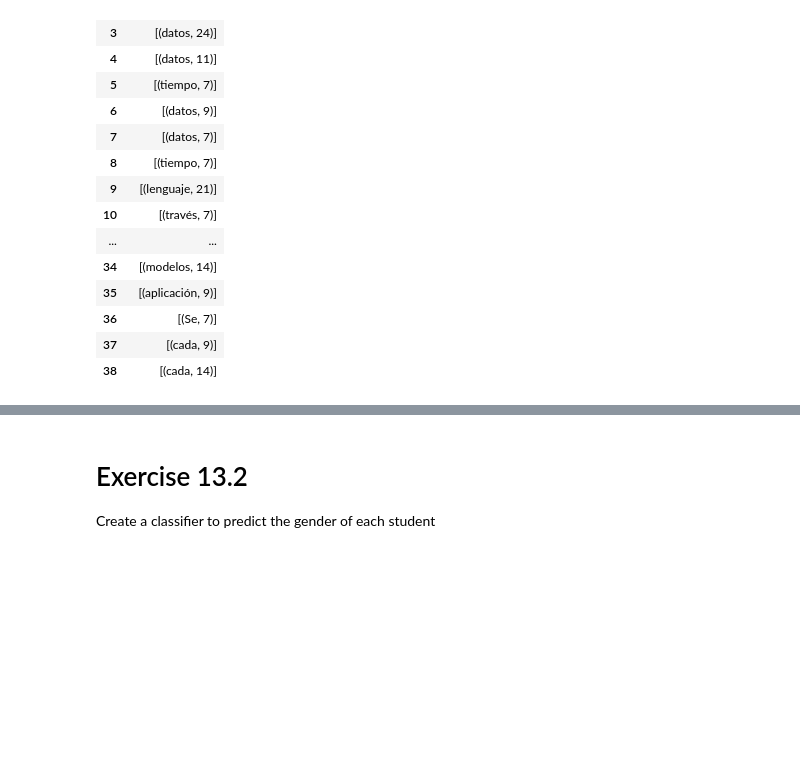
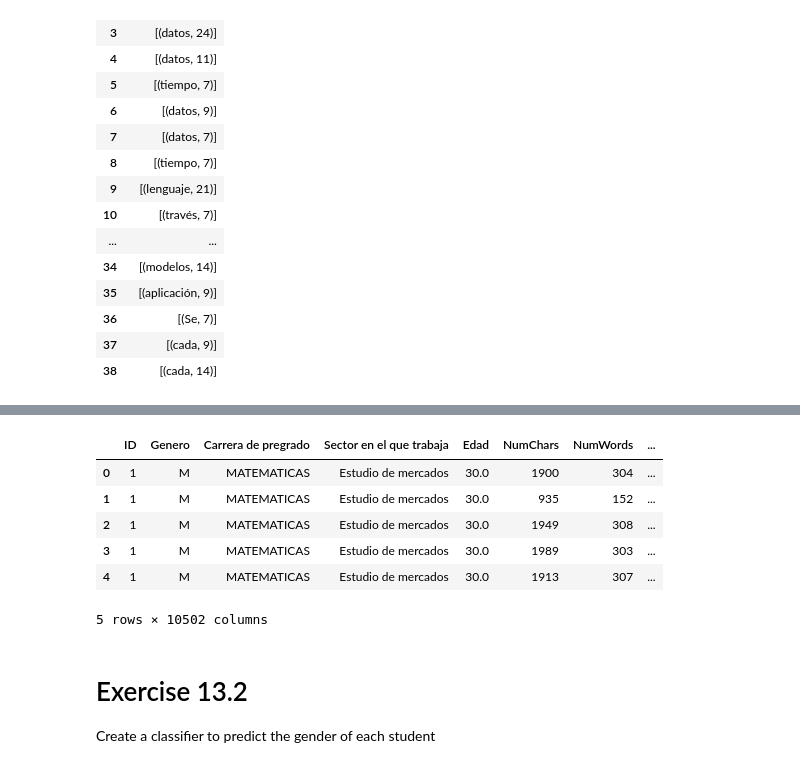
Before and after one commit to zerodarkzone/AdvancedMethodsDataAnalysisClassGrupo4202119, a Jupyter notebook: Exercises/E13-ClassHomeworksAnalysis.ipynb, the cells around one changed output, grey strips where cells are left out. Cells and saved outputs as stored; diff of their text form; code cells hidden in the pictures; blank space fills up the shorter version.

```diff
--- a/Exercises/E13-ClassHomeworksAnalysis.ipynb
+++ b/Exercises/E13-ClassHomeworksAnalysis.ipynb
@@ -196,3 +209,15 @@ df.head()
+# %%
+df_vectorizado = pd.concat([df_vectorizado, features_texto], axis=1)
+df_vectorizado = df_vectorizado.drop( columns = 'Ejercicios' )
+df_vectorizado.head()
+# %% [output]
+|  | ID | Genero | Carrera de pregrado | Sector en el que trabaja | Edad | NumChars | NumWords | ... |
+| 0 | 1 | M | MATEMATICAS | Estudio de mercados | 30.0 | 1900 | 304 | ... |
+| 1 | 1 | M | MATEMATICAS | Estudio de mercados | 30.0 | 935 | 152 | ... |
+| 2 | 1 | M | MATEMATICAS | Estudio de mercados | 30.0 | 1949 | 308 | ... |
+| 3 | 1 | M | MATEMATICAS | Estudio de mercados | 30.0 | 1989 | 303 | ... |
+| 4 | 1 | M | MATEMATICAS | Estudio de mercados | 30.0 | 1913 | 307 | ... |
+5 rows × 10502 columns
 # %% [markdown]
 # Exercise 13.2
 
```
Also changed, not shown: parts of 15 cells of this notebook.
